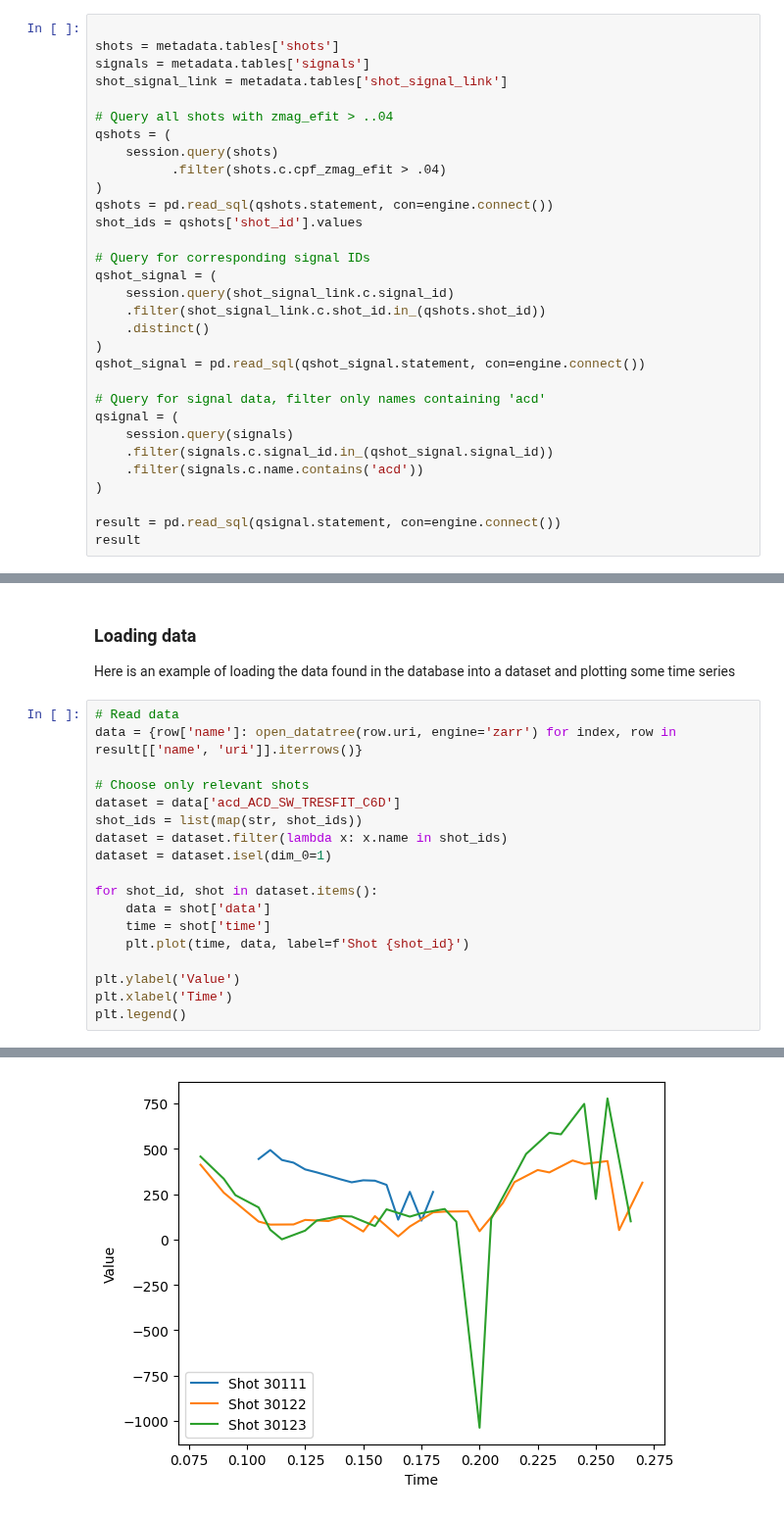
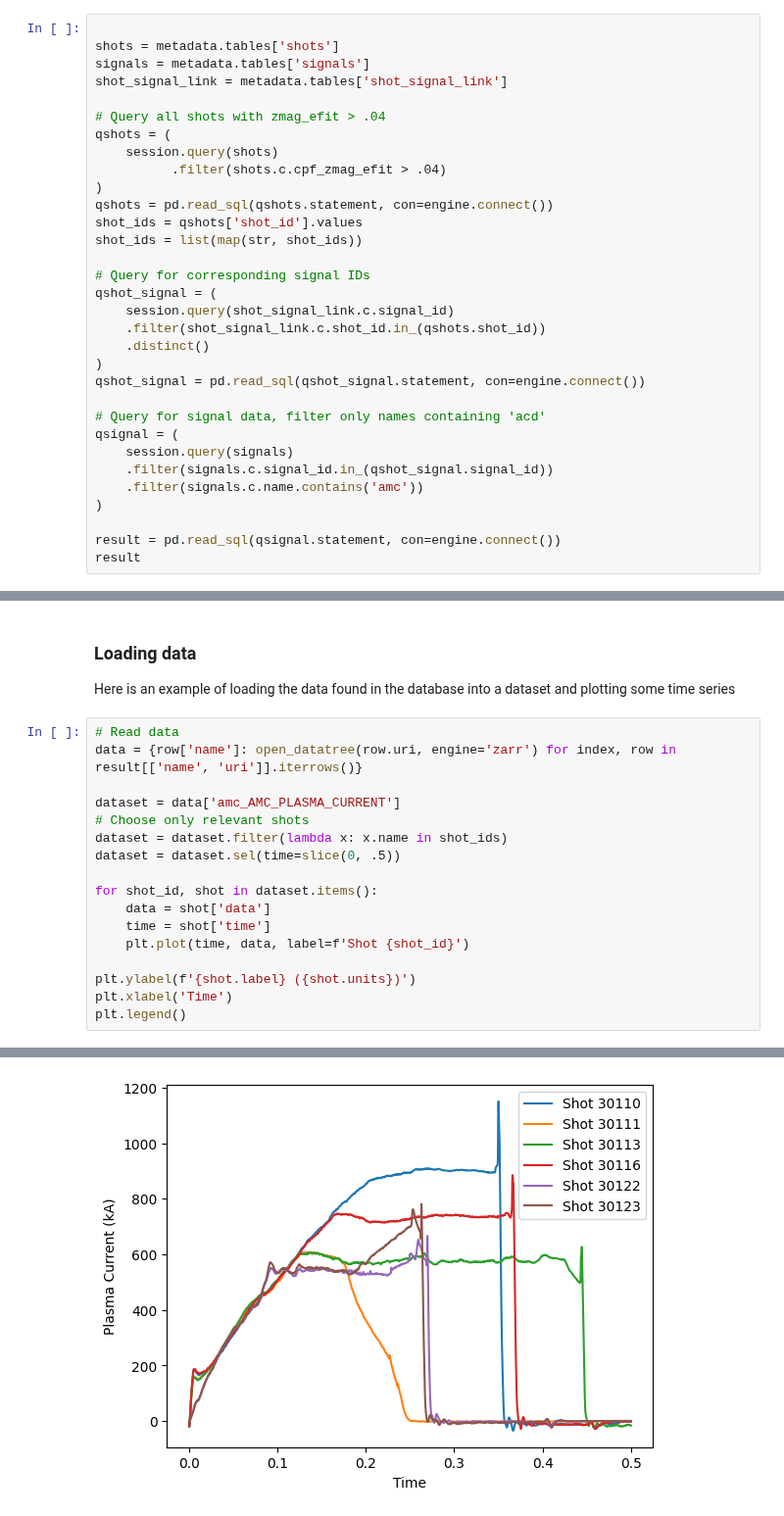
Before and after one commit to ukaea/fair-mast, a Jupyter notebook: db_query_example.ipynb, the cells around one changed output, grey strips where cells are left out. Shown at 98% size. Saved outputs shown, nothing was run; the diff lists cells and outputs as text.

```diff
--- a/db_query_example.ipynb
+++ b/db_query_example.ipynb
@@ -66,13 +69,14 @@ shots = metadata.tables['shots']
 signals = metadata.tables['signals']
 shot_signal_link = metadata.tables['shot_signal_link']
 
-# Query all shots with zmag_efit > ..04
+# Query all shots with zmag_efit > .04
 qshots = (
     session.query(shots)
           .filter(shots.c.cpf_zmag_efit > .04)
 )
 qshots = pd.read_sql(qshots.statement, con=engine.connect())
 shot_ids = qshots['shot_id'].values
+shot_ids = list(map(str, shot_ids))
 
 # Query for corresponding signal IDs
 qshot_signal = (
@@ -86,7 +90,7 @@ qshot_signal = pd.read_sql(qshot_signal.statement, con=engine.connect())
 qsignal = (
     session.query(signals)
     .filter(signals.c.signal_id.in_(qshot_signal.signal_id))
-    .filter(signals.c.name.contains('acd'))
+    .filter(signals.c.name.contains('amc'))
 )
 
 result = pd.read_sql(qsignal.statement, con=engine.connect())
@@ -116,22 +120,21 @@ Here is an example of loading the data found in the database into a dataset and
 # %%
 # Read data
 data = {row['name']: open_datatree(row.uri, engine='zarr') for index, row in result[['name', 'uri']].iterrows()}
 
+dataset = data['amc_AMC_PLASMA_CURRENT']
 # Choose only relevant shots
-dataset = data['acd_ACD_SW_TRESFIT_C6D']
-shot_ids = list(map(str, shot_ids))
 dataset = dataset.filter(lambda x: x.name in shot_ids)
-dataset = dataset.isel(dim_0=1)
+dataset = dataset.sel(time=slice(0, .5))
 
 for shot_id, shot in dataset.items():
     data = shot['data']
     time = shot['time']
     plt.plot(time, data, label=f'Shot {shot_id}')
 
-plt.ylabel('Value')
+plt.ylabel(f'{shot.label} ({shot.units})')
 plt.xlabel('Time')
 plt.legend()
 # %% [output]
 <matplotlib.legend.Legend at 0x...>
-[figure, old version]
+[figure, new version]
 # %% [markdown]
```
Also changed, not shown: parts of 5 cells of this notebook.
